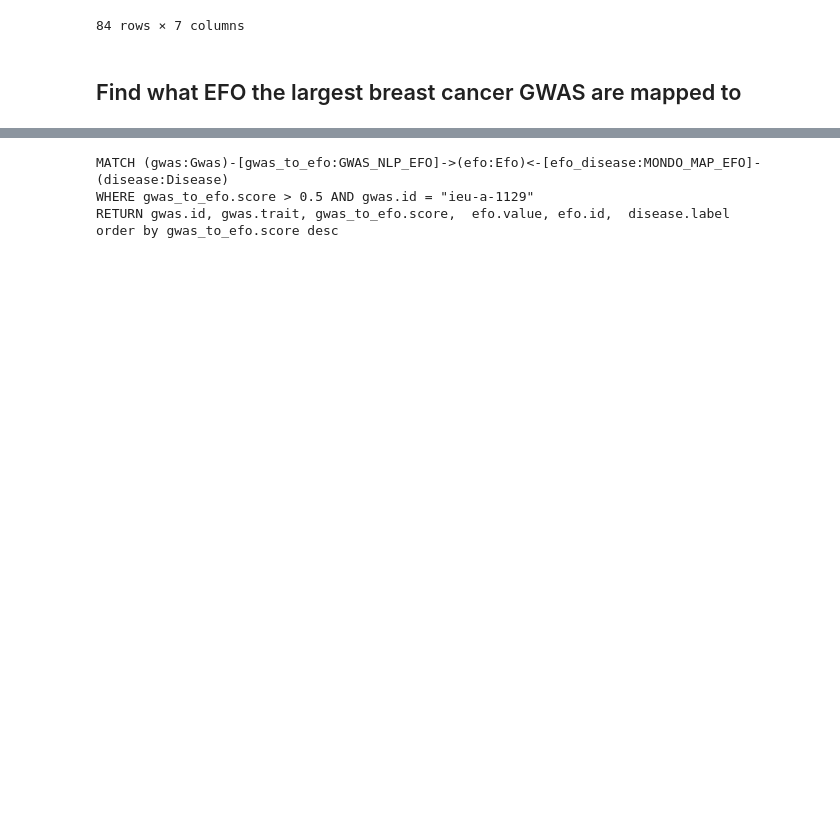
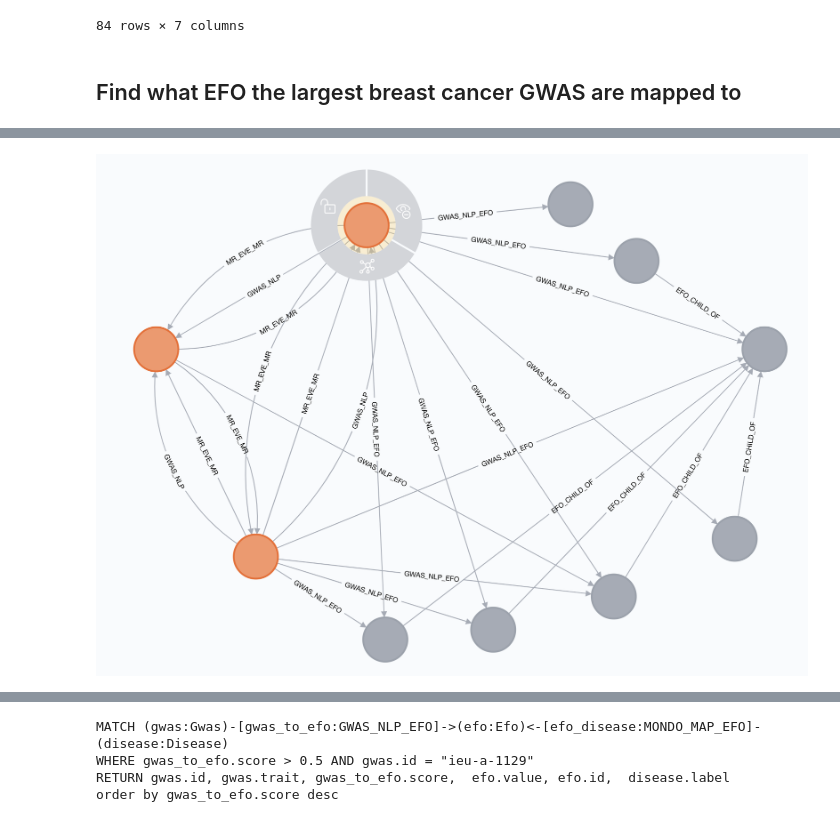
Before and after one commit to mvab/epigraphdb-breast-cancer, a Jupyter notebook: explore_breast_cancer_epigraphdb.ipynb, the cells around one changed output, grey strips where cells are left out. Cells and saved outputs as stored; diff of their text form; code cells hidden in the pictures; blank space fills up the shorter version.

```diff
--- a/explore_breast_cancer_epigraphdb.ipynb
+++ b/explore_breast_cancer_epigraphdb.ipynb
@@ -360,4 +389,9 @@ order by gwas.id
 | 9 | ieu-a-1135 | ER- Breast cancer (Oncoarray) | http://www.ebi.ac.uk/efo/EFO_0005537 | triple-negative breast cancer | 0.743182 |
 | 10 | ieu-a-1135 | ER- Breast cancer (Oncoarray) | http://www.ebi.ac.uk/efo/EFO_1000650 | estrogen-receptor negative breast... | 0.754814 |
 | 11 | ieu-a-1135 | ER- Breast cancer (Oncoarray) | http://www.ebi.ac.uk/efo/EFO_1000649 | estrogen-receptor positive breast... | 0.788040 |
+# %%
+from IPython.display import Image
+Image(filename = "gwas_efo.png", width = 800)
+# %% [output]
+[figure, added]
 # %% [markdown]
```
Also changed, not shown: parts of 14 cells of this notebook, 2 other files.
